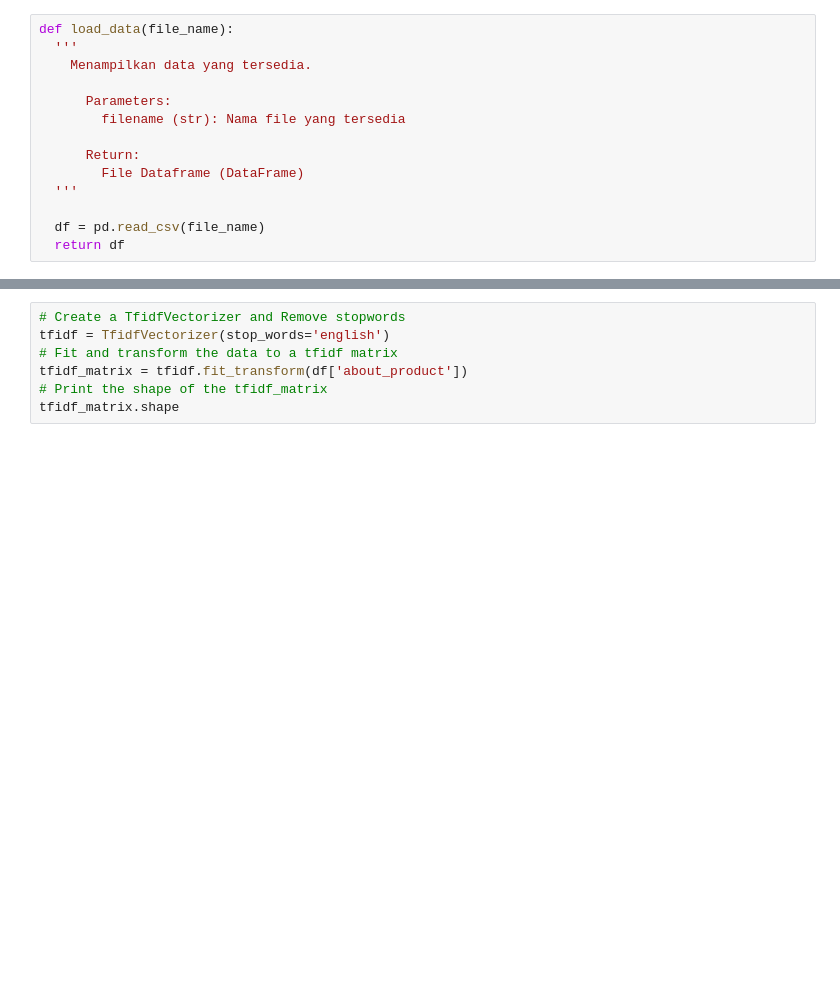
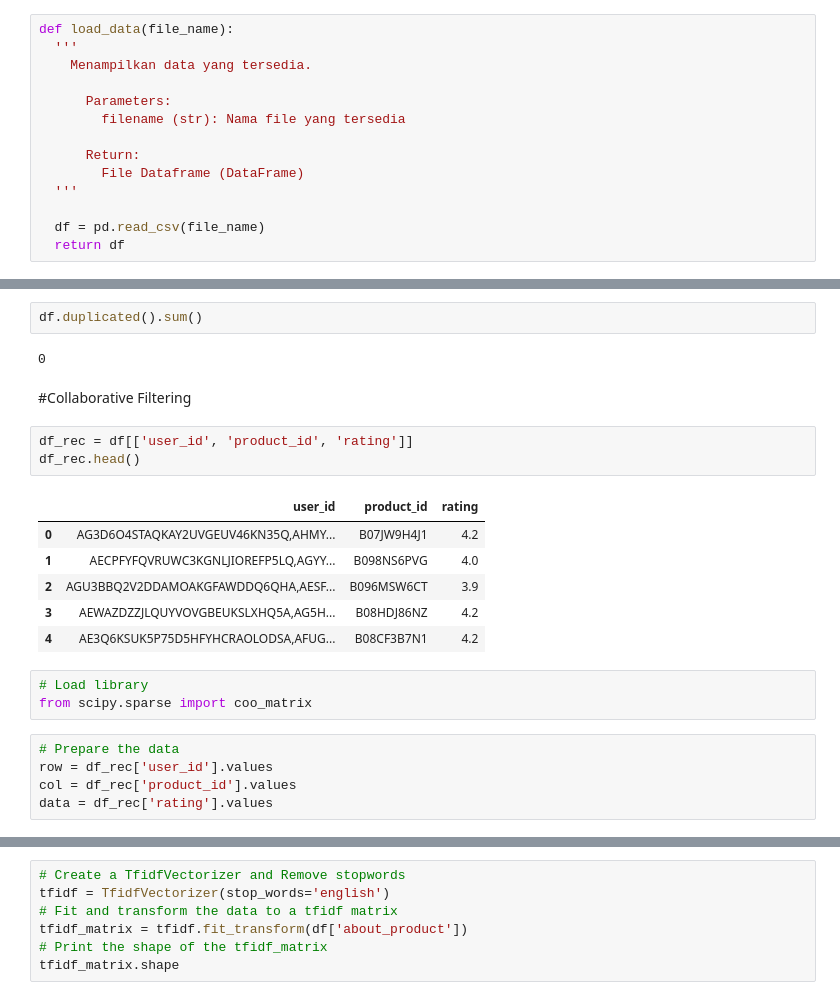
Before and after one commit to fffadhilll/recommender-system-hackathon, a Jupyter notebook: amazon.ipynb, the cells around one changed output, grey strips where cells are left out. Drawn from its saved outputs; the diff is of its cells as text; blank space fills up the shorter version.

```diff
--- a/test.ipynb
+++ b/amazon.ipynb
@@ -28,0 +70,24 @@ df.head()
+# %%
+df.duplicated().sum()
+# %% [output]
+0
+# %% [markdown]
+#Collaborative Filtering
+# %%
+df_rec = df[['user_id', 'product_id', 'rating']]
+df_rec.head()
+# %% [output]
+|  | user_id | product_id | rating |
+| 0 | AG3D6O4STAQKAY2UVGEUV46KN35Q,AHMY... | B07JW9H4J1 | 4.2 |
+| 1 | AECPFYFQVRUWC3KGNLJIOREFP5LQ,AGYY... | B098NS6PVG | 4.0 |
+| 2 | AGU3BBQ2V2DDAMOAKGFAWDDQ6QHA,AESF... | B096MSW6CT | 3.9 |
+| 3 | AEWAZDZZJLQUYVOVGBEUKSLXHQ5A,AG5H... | B08HDJ86NZ | 4.2 |
+| 4 | AE3Q6KSUK5P75D5HFYHCRAOLODSA,AFUG... | B08CF3B7N1 | 4.2 |
+# %%
+# Load library
+from scipy.sparse import coo_matrix
+# %%
+# Prepare the data
+row = df_rec['user_id'].values
+col = df_rec['product_id'].values
+data = df_rec['rating'].values
```
Also changed, not shown: parts of 7 cells of this notebook, 1 other file.
